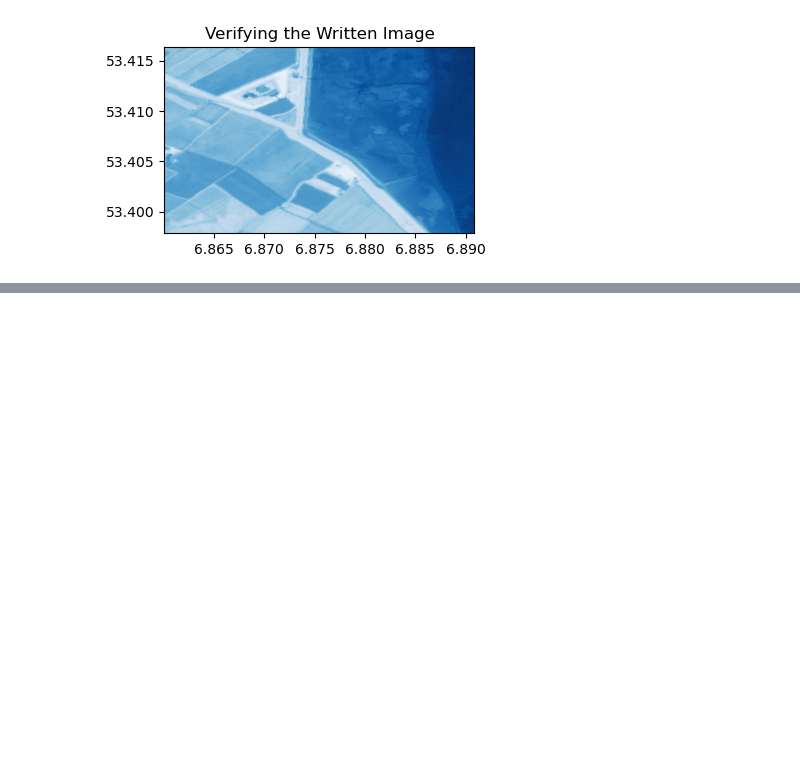
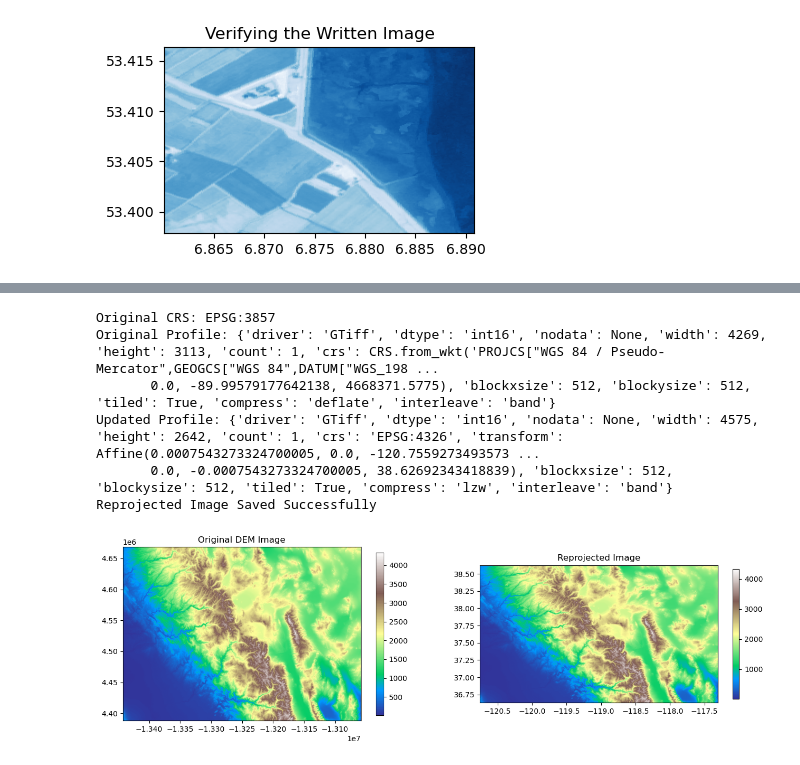
Before and after one commit to code4geoai/geospatial_course, a Jupyter notebook: Lab-5.ipynb, the cells around one changed output, grey strips where cells are left out. Cells and saved outputs as stored; diff of their text form; code cells hidden in the pictures; blank space fills up the shorter version.

```diff
--- a/Lab-5.ipynb
+++ b/Lab-5.ipynb
@@ -237,0 +250,54 @@ with rasterio.open("ndwi-1.tif") as verify:
+# %%
+import rasterio.warp
+
+print(f"Original CRS: {sr.crs}")
+
+dst_crs = 'EPSG:4326'
+
+print(f"Original Profile: {sr.profile}")
+
+# Calculate the default transform and update the profile
+transform, width, height = rasterio.warp.calculate_default_transform(
+    sr.crs, dst_crs, sr.width, sr.height, *sr.bounds)
+profile.update({
+    'crs': dst_crs,
+    'transform': transform,
+    'width': width,
+    'height': height
+})
+
+print(f"Updated Profile: {profile}")
+
+# Reproject the image
+with rasterio.open("reprojected_dem-1.tif", "w", **profile) as dst:
+    rasterio.warp.reproject(
+        source=rasterio.band(sr, 1),
+        destination=rasterio.band(dst, 1),
+        src_transform=sr.transform,
+        src_crs=sr.crs,
+        dst_transform=dst.transform,
+        dst_crs=dst_crs,
+        resampling=rasterio.warp.Resampling.nearest)
+    print("Reprojected Image Saved Successfully")
+
+# Verify the reprojected image
+with rasterio.open("reprojected_dem-1.tif") as verify:
+    fig, (ax1,ax2) = plt.subplots(ncols=2,nrows=1,figsize=(16, 8))
+
+    img1=rasterio.plot.show(sr,cmap='terrain' , ax=ax1)
+    ax1.set_title("Original DEM Image")
+    fig.colorbar(img1.get_images()[0], ax=ax1,shrink=0.5)
+
+    img2=rasterio.plot.show(verify, cmap='terrain', ax=ax2)
+    ax2.set_title("Reprojected Image")
+    fig.colorbar(img2.get_images()[0], ax=ax2,shrink=0.4)
+
+    plt.show()
+# %% [output]
+Original CRS: EPSG:3857
+Original Profile: {'driver': 'GTiff', 'dtype': 'int16', 'nodata': None, 'width': 4269, 'height': 3113, 'count': 1, 'crs': CRS.from_wkt('PROJCS["WGS 84 / Pseudo-Mercator",GEOGCS["WGS 84",DATUM["WGS_198 ...
+       0.0, -89.99579177642138, 4668371.5775), 'blockxsize': 512, 'blockysize': 512, 'tiled': True, 'compress': 'deflate', 'interleave': 'band'}
+Updated Profile: {'driver': 'GTiff', 'dtype': 'int16', 'nodata': None, 'width': 4575, 'height': 2642, 'count': 1, 'crs': 'EPSG:4326', 'transform': Affine(0.0007543273324700005, 0.0, -120.7559273493573 ...
+       0.0, -0.0007543273324700005, 38.62692343418839), 'blockxsize': 512, 'blockysize': 512, 'tiled': True, 'compress': 'lzw', 'interleave': 'band'}
+Reprojected Image Saved Successfully
+[figure, added]
```
Also changed, not shown: parts of 2 cells of this notebook, 6 other files.
